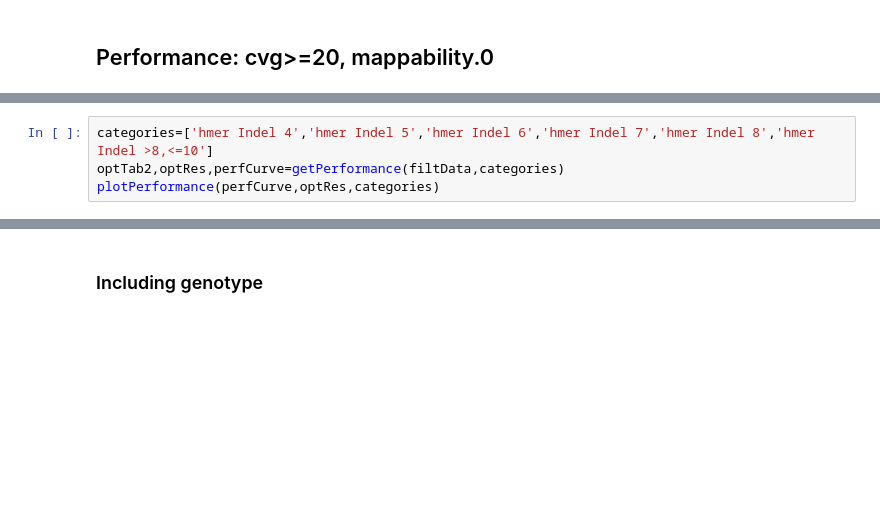
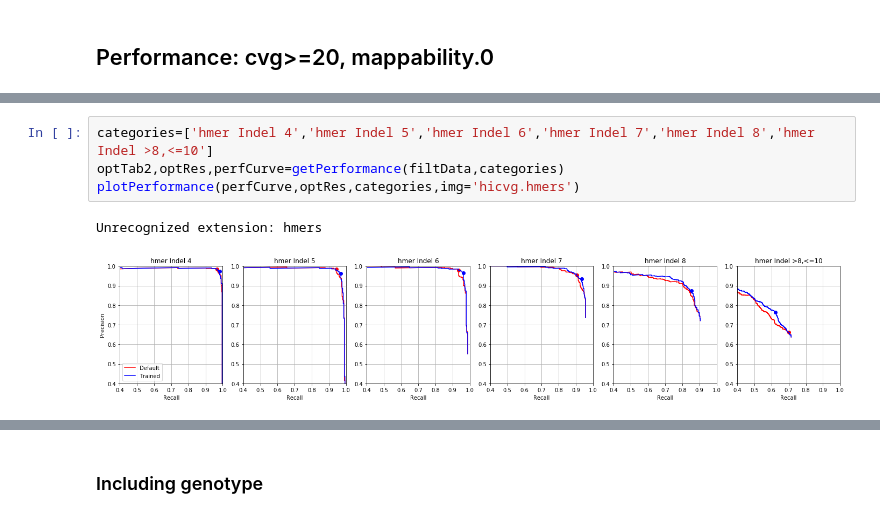
Before and after one commit to Ultimagen/VariantCalling, a Jupyter notebook: src/python/reports/createVarReport.ipynb, the cells around one changed output, grey strips where cells are left out. Cells and saved outputs as stored; diff of their text form; blank space fills up the shorter version.

```diff
--- a/src/python/reports/createVarReport.ipynb
+++ b/src/python/reports/createVarReport.ipynb
@@ -197,7 +244,10 @@ plotPerformance(perfCurve,optRes,categories)
 # %%
 categories=['hmer Indel 4','hmer Indel 5','hmer Indel 6','hmer Indel 7','hmer Indel 8','hmer Indel >8,<=10']
 optTab2,optRes,perfCurve=getPerformance(filtData,categories)
-plotPerformance(perfCurve,optRes,categories)
+plotPerformance(perfCurve,optRes,categories,img='hicvg.hmers')
+# %% [output]
+Unrecognized extension: hmers
+[figure, added]
 # %%
 optTab={}
 for s in sources:
```
Also changed, not shown: parts of 16 cells of this notebook, 1 other file.
